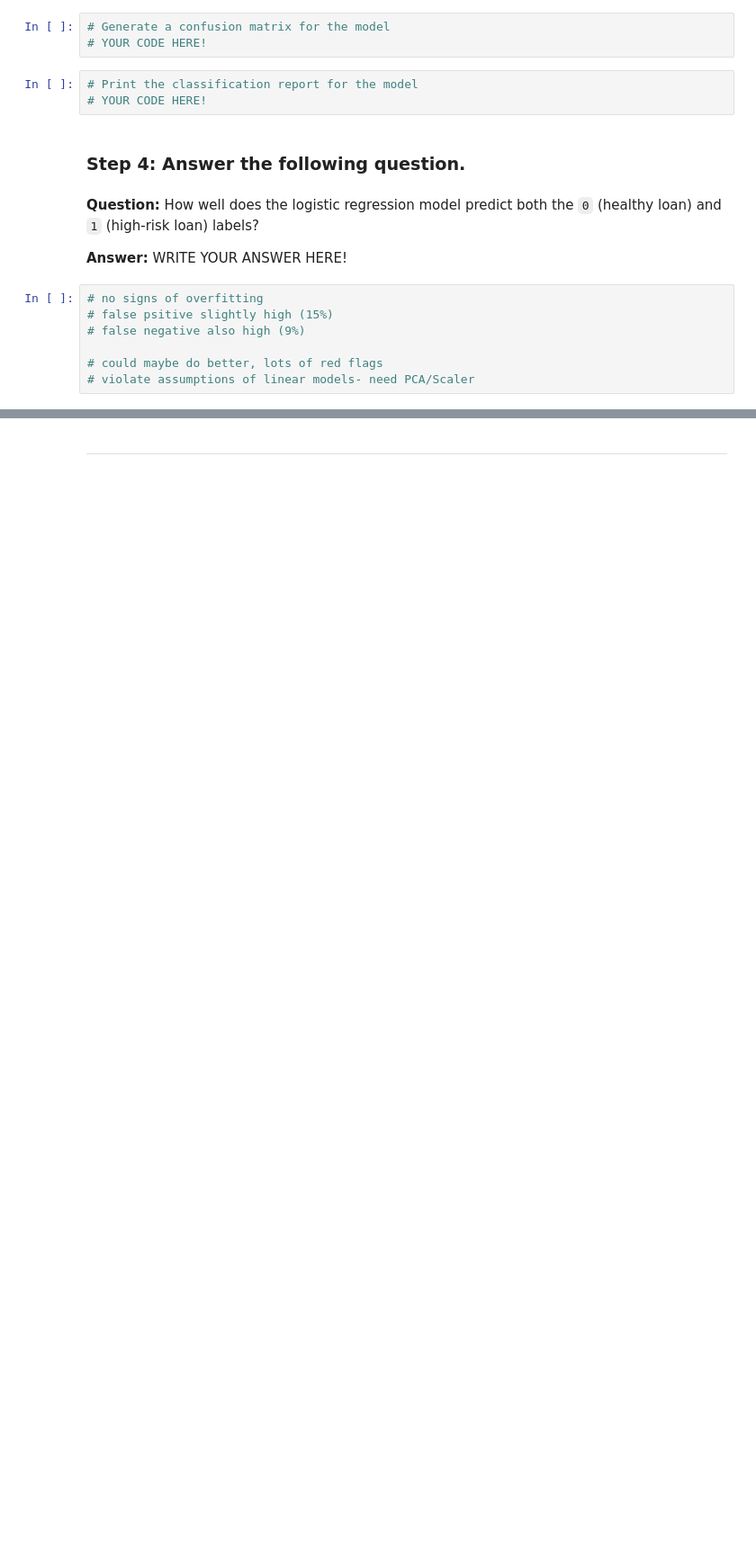
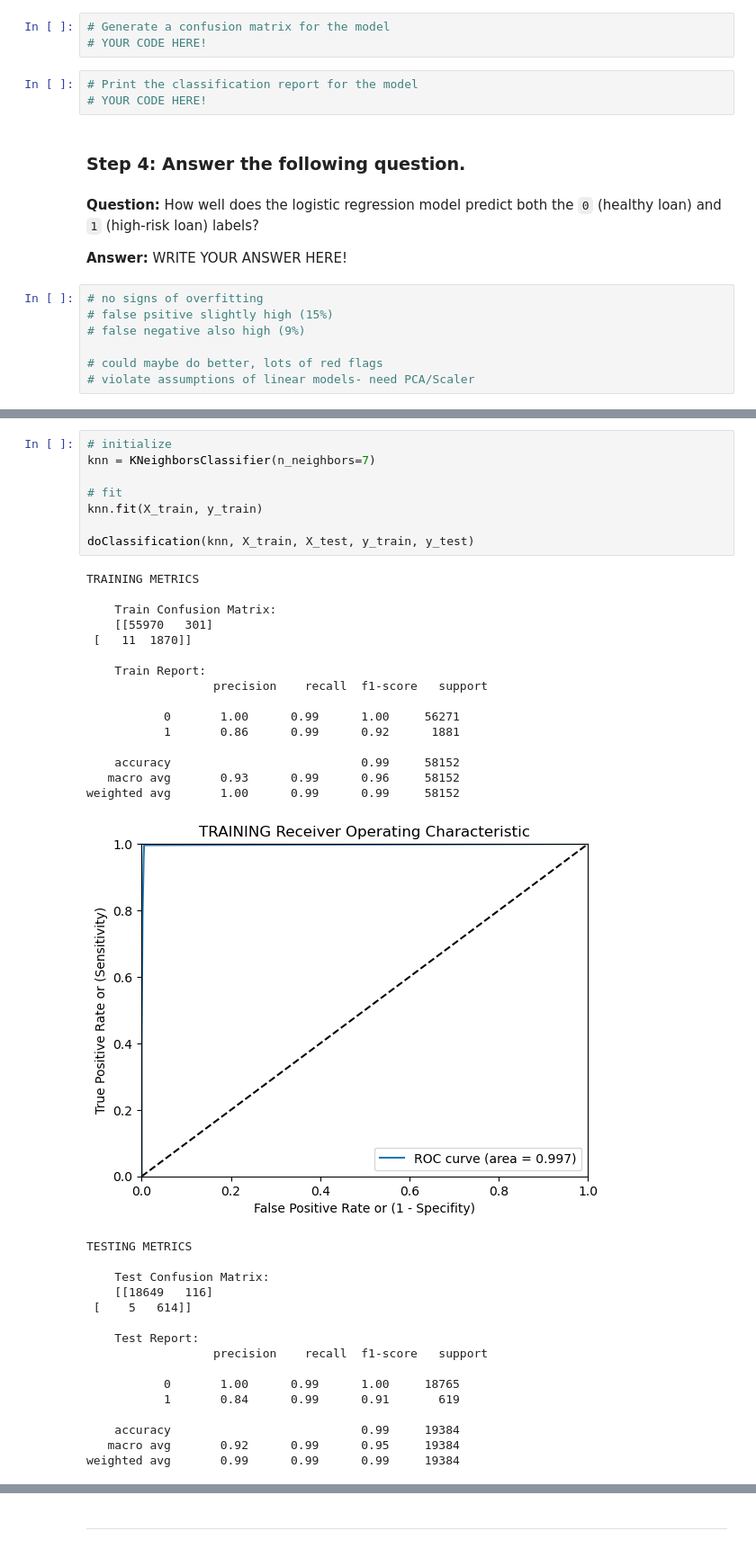
Before and after one commit to ungernator12/smu_hw_sept_2023, a Jupyter notebook: 20-Supervised-Learning/Submission/credit_risk_classification_JU.ipynb, the cells around one changed output, grey strips where cells are left out. Shown: that part at 90% size. Saved outputs shown, nothing was run; the diff lists cells and outputs as text; blank space fills up the shorter version.

```diff
--- a/20-Supervised-Learning/Submission/credit_risk_classification_JU.ipynb
+++ b/20-Supervised-Learning/Submission/credit_risk_classification_JU.ipynb
@@ -387,0 +433,40 @@ weighted avg       0.99      0.99      0.99     19384
+# %%
+# initialize
+knn = KNeighborsClassifier(n_neighbors=7)
+
+# fit
+knn.fit(X_train, y_train)
+
+doClassification(knn, X_train, X_test, y_train, y_test)
+# %% [output]
+TRAINING METRICS
+
+    Train Confusion Matrix:
+    [[55970   301]
+ [   11  1870]]
+
+    Train Report:
+                  precision    recall  f1-score   support
+
+           0       1.00      0.99      1.00     56271
+           1       0.86      0.99      0.92      1881
+
+    accuracy                           0.99     58152
+   macro avg       0.93      0.99      0.96     58152
+weighted avg       1.00      0.99      0.99     58152
+[figure, added]
+TESTING METRICS
+
+    Test Confusion Matrix:
+    [[18649   116]
+ [    5   614]]
+
+    Test Report:
+                  precision    recall  f1-score   support
+
+           0       1.00      0.99      1.00     18765
+           1       0.84      0.99      0.91       619
+
+    accuracy                           0.99     19384
+   macro avg       0.92      0.99      0.95     19384
+weighted avg       0.99      0.99      0.99     19384
```
Also changed, not shown: parts of 14 cells of this notebook, 3 other files.
